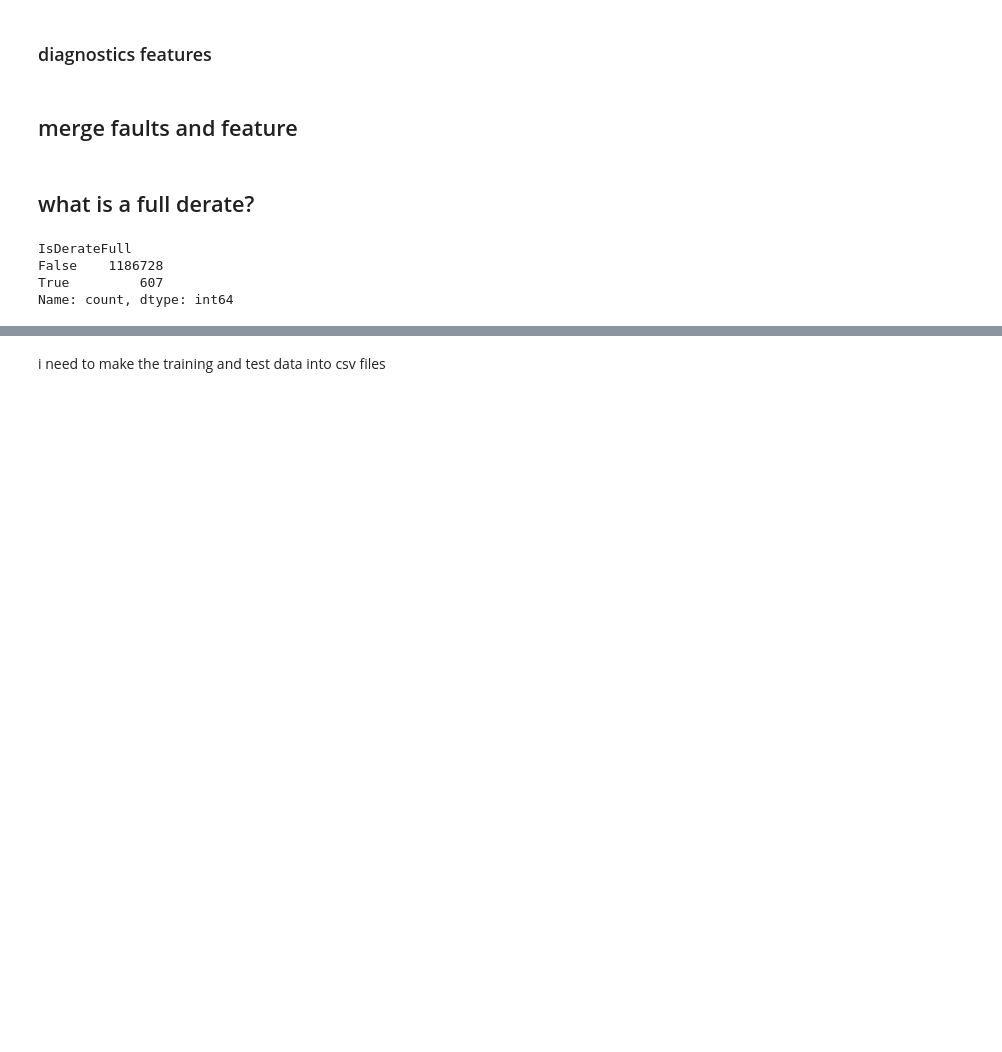
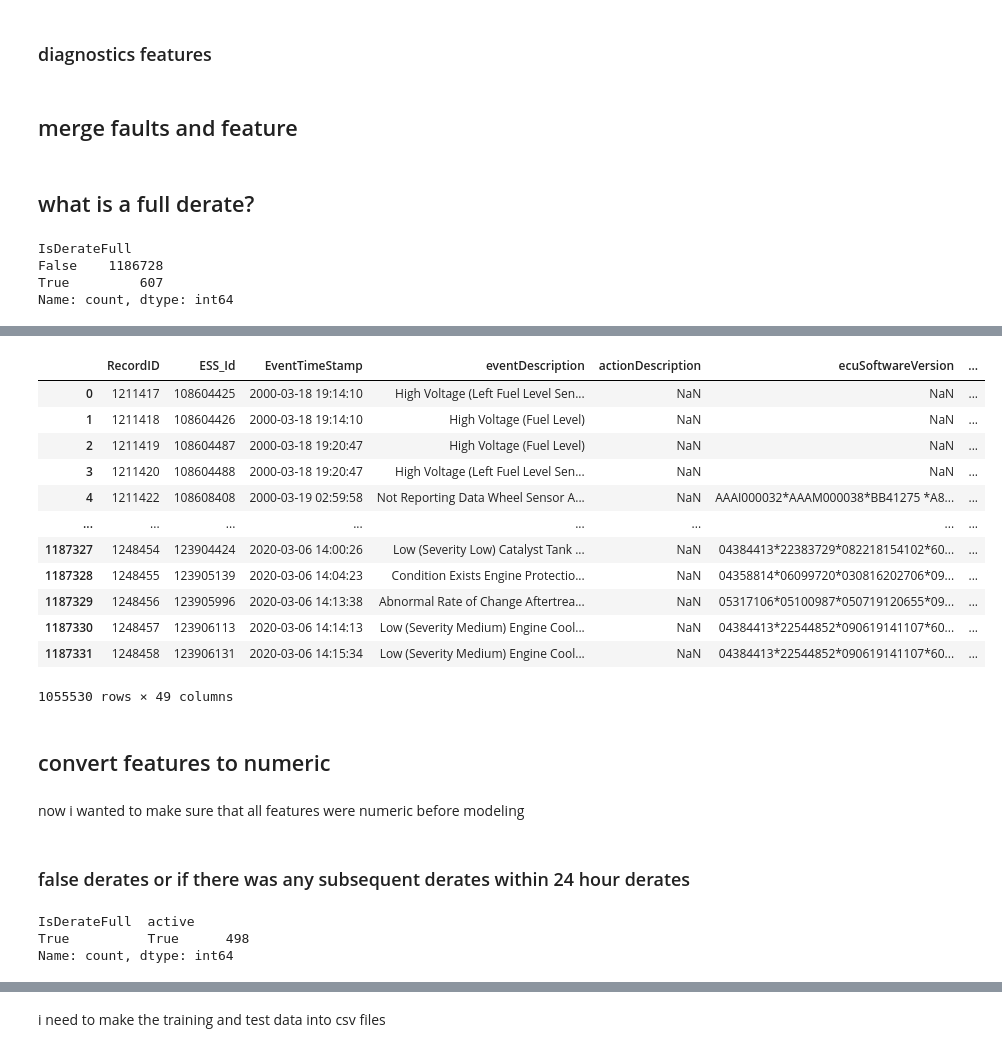
Before and after one commit to nss-data-science-cohort-9/big-g-label_free, a Jupyter notebook: notebooks/josh_data_exploration.ipynb, the cells around one changed output, grey strips where cells are left out. Cells and saved outputs as stored; diff of their text form; code cells hidden in the pictures; blank space fills up the shorter version.

```diff
--- a/notebooks/josh_data_exploration.ipynb
+++ b/notebooks/josh_data_exploration.ipynb
@@ -224,3 +232,7 @@ True         607
 Name: count, dtype: int64
 # %%
 faults['IsFullDerate'] = (faults['spn'] == 5246) & (faults['active'] == True)
+# %%
+combined_filtered = combined[combined['IsServiceStation'] == False]
+combined_filtered = combined_filtered[~((combined_filtered['spn'] == 5246) & (combined_filtered['active'] == False))]
+combined_filtered['IsServiceStation'].value_counts(normalize = True)
@@ -226,0 +270,28 @@ faults['IsFullDerate'] = (faults['spn'] == 5246) & (faults['active'] == True)
+# %%
+def extract_severity(text):
+
+    if pd.isna(text):
+        return np.nan
+
+    #severity with "Low", "Medium", or "high"
+    pattern = r'Severity\s+(Low|Medium|High)'
+
+    #find pattern
+    match = re.search(pattern, text)
+
+    if match:
+        return f"Severity {match.group(1)}"
+    else:
+        return np.nan
+
+combined_filtered['Severity_Level'] = combined_filtered['eventDescription'].apply(extract_severity)
+# %%
+severity_map = {
+    'Severity Low': 1,
+    'Severity Medium': 2,
+    'Severity High': 3
+}
+
+combined_filtered['Severity_Level_Numeric'] = combined_filtered['Severity_Level'].map(severity_map)
+
+combined_filtered.loc[combined_filtered['spn'] == 1569, 'Severity_Level_Numeric'] = 4
@@ -226,0 +315,18 @@ faults['IsFullDerate'] = (faults['spn'] == 5246) & (faults['active'] == True)
+# %%
+combined_filtered
+# %% [output]
+|  | RecordID | ESS_Id | EventTimeStamp | eventDescription | actionDescription | ecuSoftwareVersion | ... |
+| 0 | 1211417 | 108604425 | 2000-03-18 19:14:10 | High Voltage (Left Fuel Level Sen... | NaN | NaN | ... |
+| 1 | 1211418 | 108604426 | 2000-03-18 19:14:10 | High Voltage (Fuel Level) | NaN | NaN | ... |
+| 2 | 1211419 | 108604487 | 2000-03-18 19:20:47 | High Voltage (Fuel Level) | NaN | NaN | ... |
+| 3 | 1211420 | 108604488 | 2000-03-18 19:20:47 | High Voltage (Left Fuel Level Sen... | NaN | NaN | ... |
+| 4 | 1211422 | 108608408 | 2000-03-19 02:59:58 | Not Reporting Data Wheel Sensor A... | NaN | AAAI000032*AAAM000038*BB41275 *A8... | ... |
+| ... | ... | ... | ... | ... | ... | ... | ... |
+| 1187327 | 1248454 | 123904424 | 2020-03-06 14:00:26 | Low (Severity Low) Catalyst Tank ... | NaN | 04384413*22383729*082218154102*60... | ... |
+| 1187328 | 1248455 | 123905139 | 2020-03-06 14:04:23 | Condition Exists Engine Protectio... | NaN | 04358814*06099720*030816202706*09... | ... |
+| 1187329 | 1248456 | 123905996 | 2020-03-06 14:13:38 | Abnormal Rate of Change Aftertrea... | NaN | 05317106*05100987*050719120655*09... | ... |
+| 1187330 | 1248457 | 123906113 | 2020-03-06 14:14:13 | Low (Severity Medium) Engine Cool... | NaN | 04384413*22544852*090619141107*60... | ... |
+| 1187331 | 1248458 | 123906131 | 2020-03-06 14:15:34 | Low (Severity Medium) Engine Cool... | NaN | 04384413*22544852*090619141107*60... | ... |
+1055530 rows × 49 columns
+# %% [markdown]
+## convert features to numeric
@@ -226,0 +343,11 @@ faults['IsFullDerate'] = (faults['spn'] == 5246) & (faults['active'] == True)
+# %% [markdown]
+now i wanted to make sure that all features were numeric before modeling
+# %% [markdown]
+### false derates or if there was any subsequent derates within 24 hour derates
+# %%
+inspect_derate_rows = combined_filtered[combined_filtered['IsDerateFull'] == True][['IsDerateFull', 'active']].value_counts()
+inspect_derate_rows
+# %% [output]
+IsDerateFull  active
+True          True      498
+Name: count, dtype: int64
```
Also changed, not shown: parts of 23 cells of this notebook.
